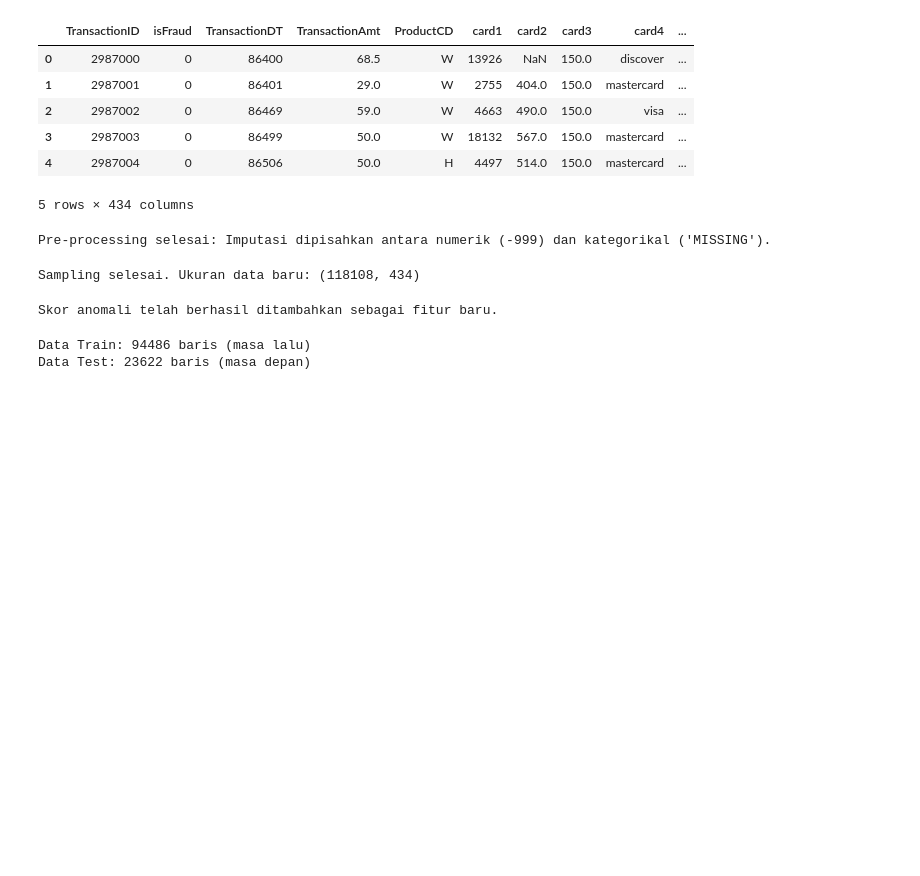
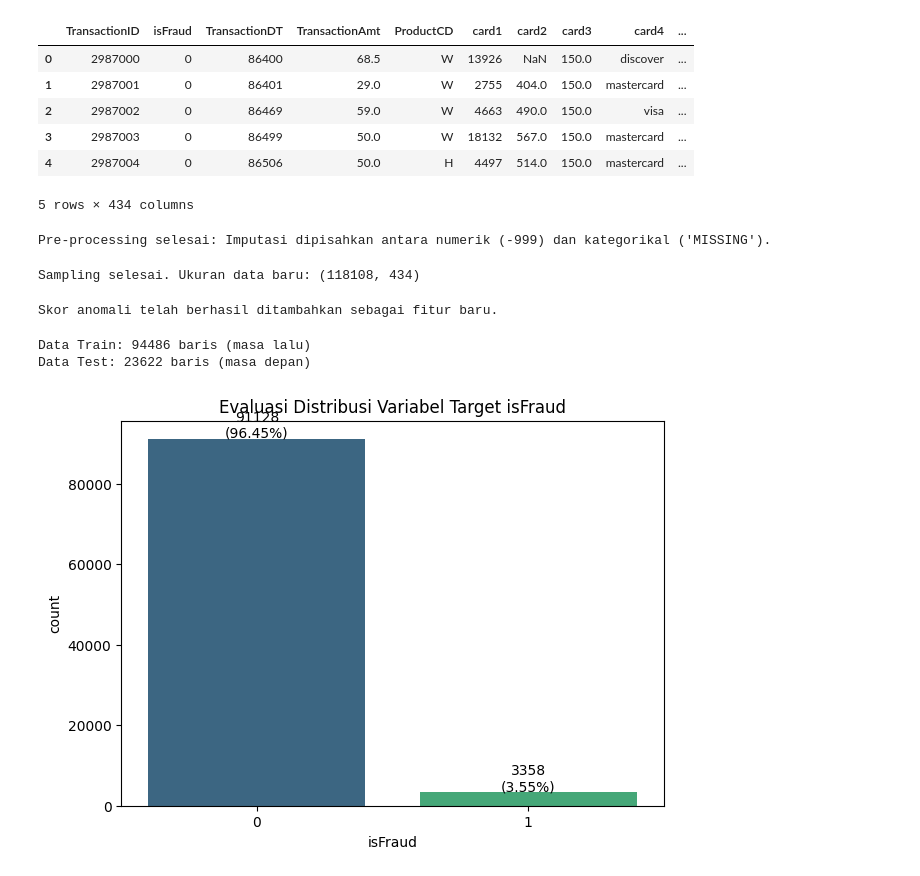
Before and after one commit to MhThorq/FraudDet-Optima, a Jupyter notebook: Fraud_Detect_Optuna.ipynb, the cells around one changed output. Drawn from its saved outputs; the diff is of its cells as text; code cells hidden in the pictures; blank space fills up the shorter version.

```diff
--- a/Fraud_Detect_Optuna.ipynb
+++ b/Fraud_Detect_Optuna.ipynb
@@ -108,3 +108,88 @@ print(f"Data Test: {X_test.shape[0]} baris (masa depan)")
 # %% [output]
 Data Train: 94486 baris (masa lalu)
 Data Test: 23622 baris (masa depan)
+# %%
+import pandas as pd
+import seaborn as sns
+import matplotlib.pyplot as plt
+import numpy as np
+
+# Make a copy of X_train to add engineered features for EDA
+X_train_eda = X_train.copy()
+
+# 1. Create 'Transaction_hour' (copied from cell lvMDXj7b9l_j)
+X_train_eda['Transaction_hour'] = (X_train_eda['TransactionDT'] / 3600) % 24
+
+# 2. Create 'Amt_to_mean_card1' (copied from cell lvMDXj7b9l_j)
+card1_mean = X_train.groupby('card1')['TransactionAmt'].mean()
+X_train_eda['Amt_to_mean_card1'] = X_train_eda['TransactionAmt'] / X_train_eda['card1'].map(card1_mean)
+
+# 3. Add 'anomaly_score' from df_sample (anomaly_score is created in cell V4T-BIS39khQ and added to df_sample)
+# Since X_train is a slice of df_sample, we can map the anomaly_score based on the index
+X_train_eda['anomaly_score'] = df_sample.loc[X_train_eda.index, 'anomaly_score']
+
+# Menggabungkan fitur dan target untuk analisis mendalam
+df_eda = pd.concat([X_train_eda, y_train], axis=1)
+
+# ---------------------------------------------------------
+# 1. Analisis Ketidakseimbangan Kelas (Target Distribution)
+# ---------------------------------------------------------
+plt.figure(figsize=(7, 5))
+# Diperbarui: Menambahkan hue dan legend=False untuk menghilangkan FutureWarning
+ax = sns.countplot(x='isFraud', data=df_eda, hue='isFraud', palette='viridis', legend=False)
+total = len(df_eda)
+for p in ax.patches:
+    height = p.get_height()
+    ax.annotate(f'{int(height)}\n({100 * height / total:.2f}%)',
+                (p.get_x() + p.get_width() / 2., height),
+                ha='center', va='center', xytext=(0, 10), textcoords='offset points')
+
+plt.title('Evaluasi Distribusi Variabel Target isFraud')
+plt.show()
+# Interpretasi: Dataset memiliki tingkat ketidakseimbangan yang tinggi (imbalanced),
+# yang menjadi dasar penggunaan teknik SMOTE pada tahap pemodelan.
+
+# ---------------------------------------------------------
+# 2. Analisis Nilai Ekstrem (TransactionAmt)
+# ---------------------------------------------------------
+plt.figure(figsize=(10, 6))
+# Diperbarui: Menambahkan hue dan legend=False
+sns.boxplot(x='isFraud', y='TransactionAmt', data=df_eda, hue='isFraud', palette='Set2', legend=False)
+plt.yscale('log') # Menggunakan skala log untuk melihat nilai ekstrem
+plt.title('Distribusi Nilai Transaksi: Normal vs Fraud (Skala Log)')
+plt.show()
+# Interpretasi: Transaksi fraud cenderung memiliki nilai ekstrem (sangat tinggi/rendah).
+# Penyimpangan nominal ini adalah indikator penting untuk Isolation Forest.
+
+# ---------------------------------------------------------
+# 3. Analisis Pola Perilaku (Feature Engineering & Anomaly)
+# ---------------------------------------------------------
+fig, axes = plt.subplots(1, 3, figsize=(20, 6))
+
+# A. Pola Waktu (Transaction_hour)
+sns.kdeplot(data=df_eda[df_eda['isFraud'] == 0], x='Transaction_hour', fill=True, label='Normal', ax=axes[0], color='blue')
+sns.kdeplot(data=df_eda[df_eda['isFraud'] == 1], x='Transaction_hour', fill=True, label='Fraud', ax=axes[0], color='red')
+axes[0].set_title('Pola Temporal: Transaction_hour')
+axes[0].legend()
+
+# B. Rasio Historis (Amt_to_mean_card1)
+sns.kdeplot(data=df_eda[df_eda['isFraud'] == 0], x='Amt_to_mean_card1', fill=True, label='Normal', ax=axes[1], color='blue')
+sns.kdeplot(data=df_eda[df_eda['isFraud'] == 1], x='Amt_to_mean_card1', fill=True, label='Fraud', ax=axes[1], color='red')
+axes[1].set_title('Deviasi Perilaku: Amt_to_mean_card1')
+axes[1].set_xlim(0, 10) # Membatasi tampilan untuk fokus pada rasio utama
+axes[1].legend()
+
+# C. Skor Anomali (Hybrid Dimension)
+sns.kdeplot(data=df_eda[df_eda['isFraud'] == 0], x='anomaly_score', fill=True, label='Normal', ax=axes[2], color='blue')
+sns.kdeplot(data=df_eda[df_eda['isFraud'] == 1], x='anomaly_score', fill=True, label='Fraud', ax=axes[2], color='red')
+axes[2].set_title('Hybrid Dimension: Anomaly Score')
+axes[2].legend()
+
+plt.tight_layout()
+plt.show()
+# Interpretasi:
+# - Fraud memiliki kecenderungan temporal tertentu (tidak acak).
+# - Rasio yang jauh dari rata-rata historis kartu berkorelasi kuat dengan fraud.
+# - Transaksi fraud secara signifikan memiliki skor anomali yang lebih tinggi.
+# %% [output]
+[figure, added]
```
Also changed, not shown: parts of 15 cells of this notebook.
